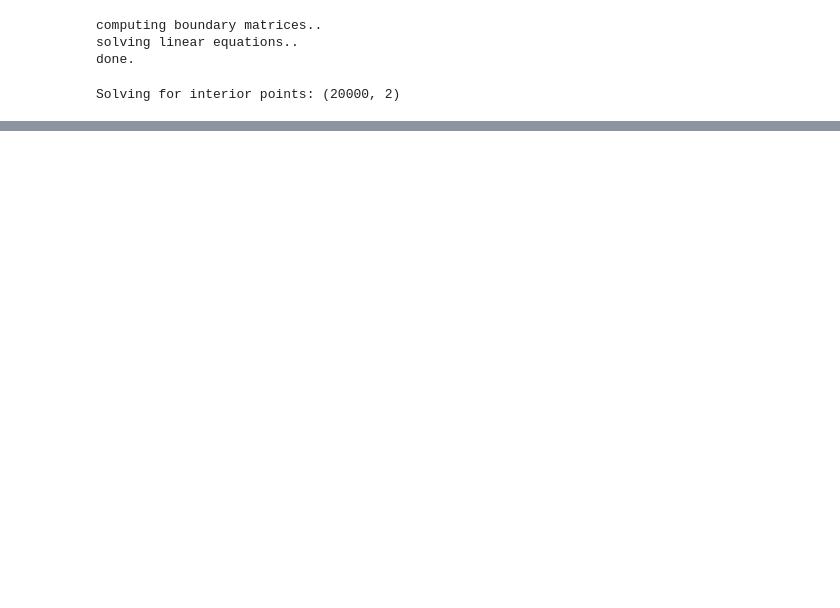
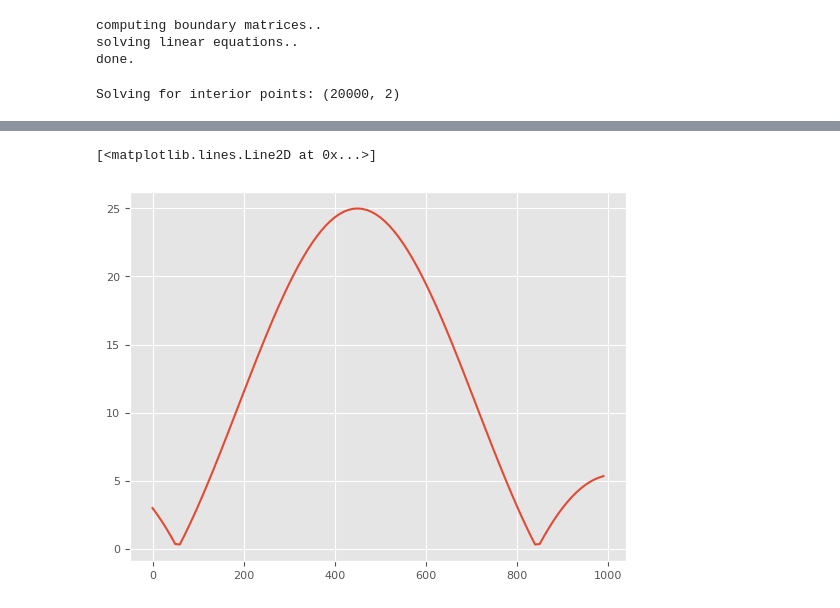
Before and after one commit to gauteh/ohbemn, a Jupyter notebook: examples/Breakwater diffusion.ipynb, the cells around one changed output, grey strips where cells are left out. Drawn from its saved outputs; the diff is of its cells as text; code cells hidden in the pictures; blank space fills up the shorter version.

Commit message:
wip: diffraction patterns

```diff
--- a/examples/Breakwater diffusion.ipynb
+++ b/examples/Breakwater diffusion.ipynb
@@ -149,2 +157,25 @@ Text(0.5, 1.0, 'Breakwater (single slit) $\\Re\\{\\phi\\}$')
 # %%
 f.savefig('figures/breakwater_closed_single_slit.png', dpi=250, bbox_inches=0)
+# %%
+# Analytic solution to diffraction
+#
+# https://en.wikipedia.org/wiki/Fraunhofer_diffraction_equation#Narrow_rectangular_slit or Borne & Wolf, 2011
+
+def U(a, W, lmbda, x, z):
+    """
+    Args:
+        a: Amplitude
+        W: Width of the slit
+        lmbda: Wavelength
+        x: Position in the x-axis
+        z: Distance from the slit
+    """
+    return a * W * np.sinc(((np.pi * W * x) / (z * lmbda))/np.pi)
+
+#lmbda = c/f
+a = 1.0
+W = 475 - 450
+x0 = 450
+
+u = U(a, W, lmbda, x - x0, 100)
+print(x, u)
@@ -150,0 +200,6 @@ f.savefig('figures/breakwater_closed_single_slit.png', dpi=250, bbox_inches=0)
+# %%
+plt.figure()
+plt.plot(x, np.abs(u))
+# %% [output]
+[<matplotlib.lines.Line2D at 0x...>]
+[figure, added]
```
Also changed, not shown: parts of 5 cells of this notebook, 1 other file.
